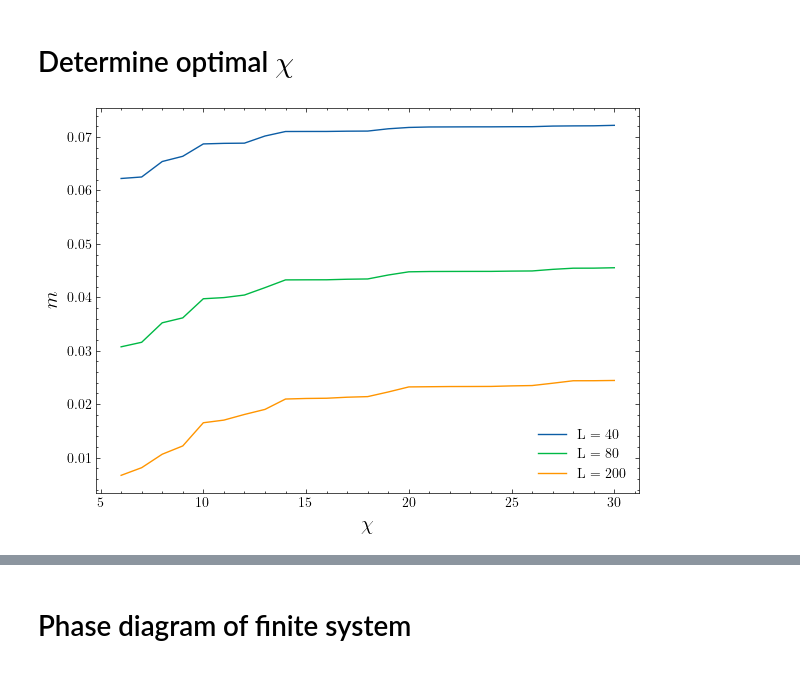
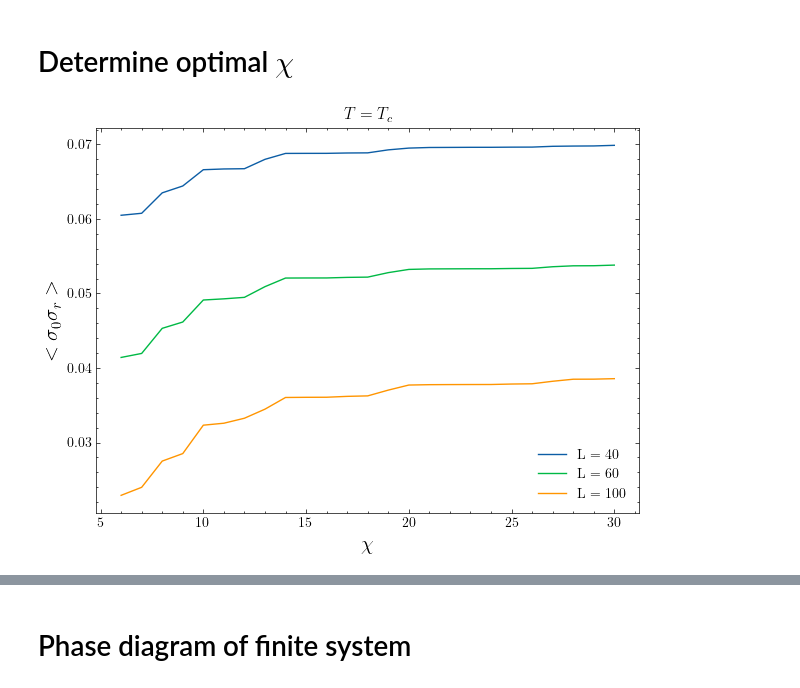
Before and after one commit to DerkNiessink/Blume, a Jupyter notebook: L_scaling.ipynb, the cells around one changed output, grey strips where cells are left out. Cells and saved outputs as stored; diff of their text form; code cells hidden in the pictures.

```diff
--- a/L_scaling.ipynb
+++ b/L_scaling.ipynb
@@ -21,22 +21,22 @@ params = ModelParameters(T_range=[T_c], tol=1e-9, b_c=True, fixed=True, bar=Fals
 results.get(params)
 # %%
 plt.figure(figsize=(7, 5))
-for dir in ["03-05 13:41", "03-05 13:46", "03-05 13:47"]:
+for dir in ["06-05 14:06", "06-05 14:09", "06-05 14:10"]:
     mags, corrs = [], []
     chis = [chi for chi in range(6, 31)]
     for chi in chis:
         data = read(dir, f"chi{chi}")
         mags.extend(compute(Prop.m_fixed, data))
-        corrs.extend(compute(Prop.xi_fixed, data))
 
 
     plt.plot(chis, mags, "-", label=f"L = {data['max_steps']+4}")
 
 plt.legend()
 plt.xlabel("$\chi$", fontsize=15)
-plt.ylabel("$m$", fontsize=15)
+plt.ylabel("$<\sigma_0 \sigma_r>$", fontsize=15)
 plt.locator_params(axis='x', nbins=7)
+plt.title("$T = T_c$")
 
 plt.show()
 # %% [output]
-[figure, old version]
+[figure, new version]
```
Also changed, not shown: parts of 20 cells of this notebook, 15 other files.
